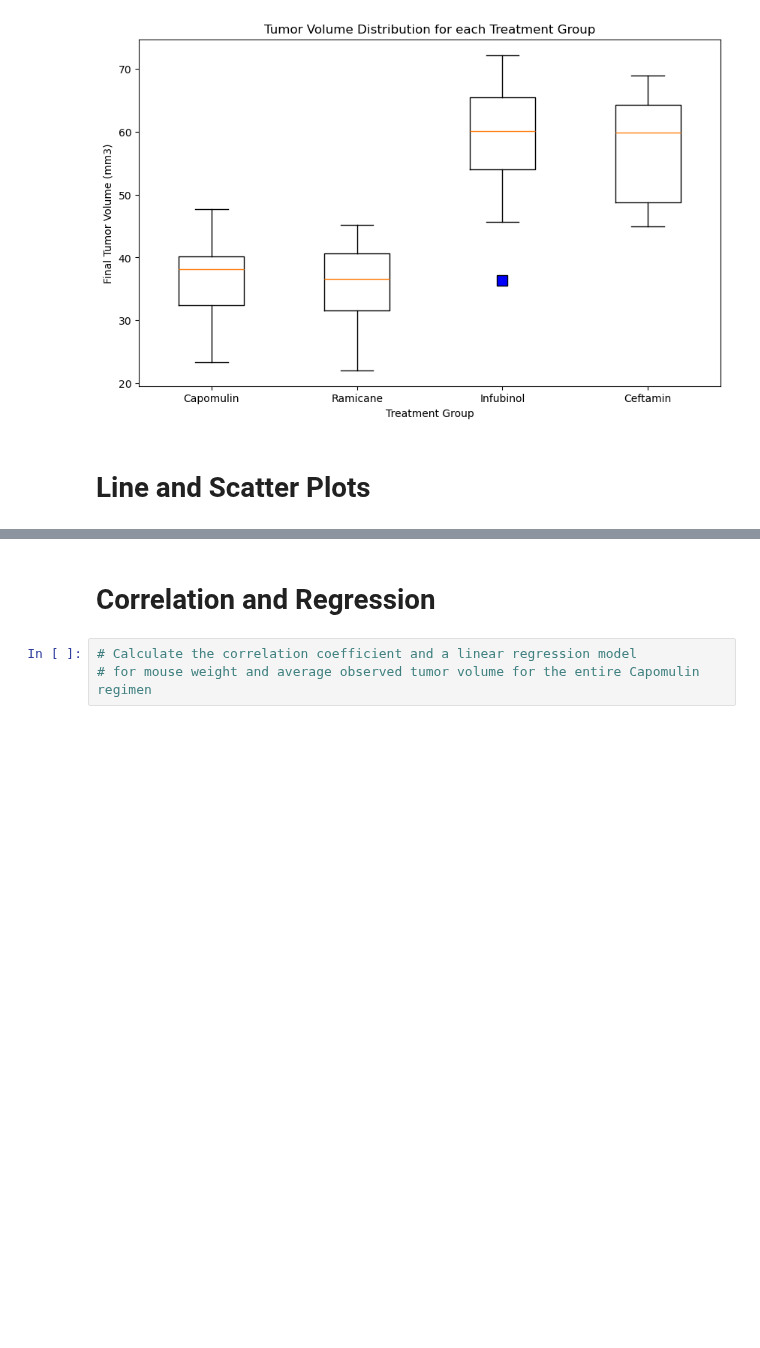
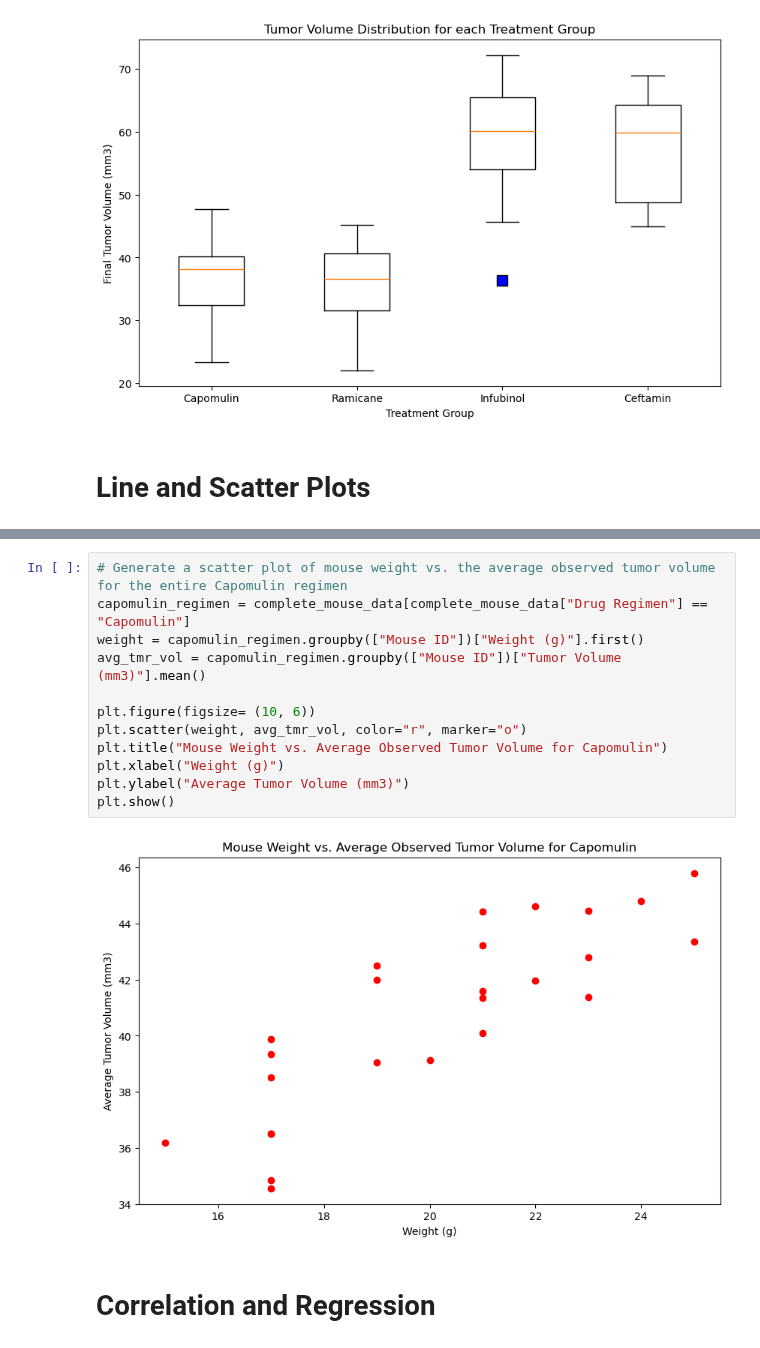
Before and after one commit to Data-Miner99/matplotlib-challenge, a Jupyter notebook: Pymaceuticals/pymaceuticals_code.ipynb, the cells around one changed output, grey strips where cells are left out. Cells and saved outputs as stored; diff of their text form; blank space fills up the shorter version.

```diff
--- a/Pymaceuticals/pymaceuticals_code.ipynb
+++ b/Pymaceuticals/pymaceuticals_code.ipynb
@@ -273,5 +291,16 @@ plt.show()
+# %%
+# Generate a scatter plot of mouse weight vs. the average observed tumor volume for the entire Capomulin regimen
+capomulin_regimen = complete_mouse_data[complete_mouse_data["Drug Regimen"] == "Capomulin"]
+weight = capomulin_regimen.groupby(["Mouse ID"])["Weight (g)"].first()
+avg_tmr_vol = capomulin_regimen.groupby(["Mouse ID"])["Tumor Volume (mm3)"].mean()
+
+plt.figure(figsize= (10, 6))
+plt.scatter(weight, avg_tmr_vol, color="r", marker="o")
+plt.title("Mouse Weight vs. Average Observed Tumor Volume for Capomulin")
+plt.xlabel("Weight (g)")
+plt.ylabel("Average Tumor Volume (mm3)")
+plt.show()
+# %% [output]
+[figure, added]
 # %% [markdown]
 # Correlation and Regression
-# %%
-# Calculate the correlation coefficient and a linear regression model
-# for mouse weight and average observed tumor volume for the entire Capomulin regimen
```
Also changed, not shown: parts of 8 cells of this notebook.
